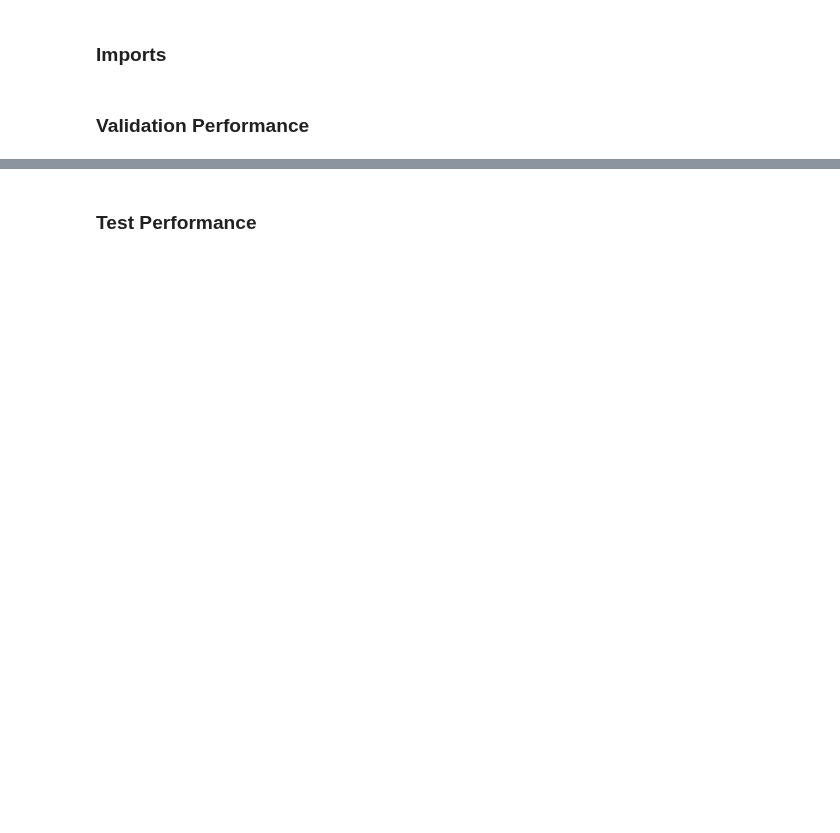
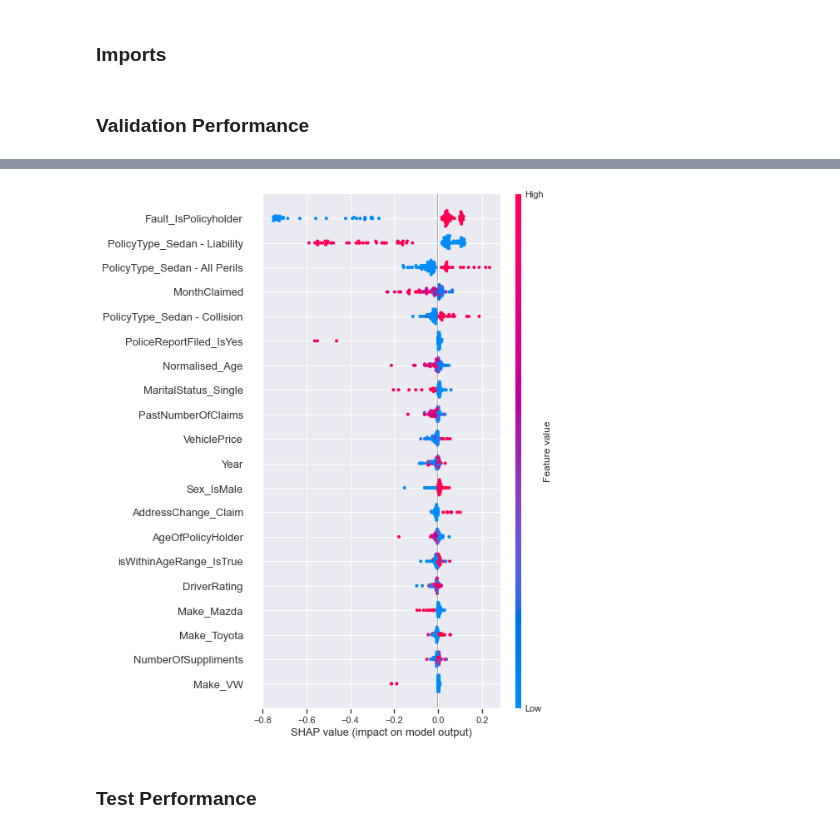
Before and after one commit to hewtungyuen/car-insurance-fraud-BT4012, a Jupyter notebook: Voting.ipynb, the cells around one changed output, grey strips where cells are left out. Cells and saved outputs as stored; diff of their text form; code cells hidden in the pictures; blank space fills up the shorter version.

```diff
--- a/Voting.ipynb
+++ b/Voting.ipynb
@@ -57,3 +71,7 @@ get_confusion_matrix(y_valid, y_pred, "Performance on validation set")
+# %%
+shap.summary_plot(shap_values, X_train[1:100,:],features)
+# %% [output]
+[figure, added]
 # %% [markdown]
 ### Test Performance
 # %%
```
Also changed, not shown: parts of 8 cells of this notebook, 1 other file.
